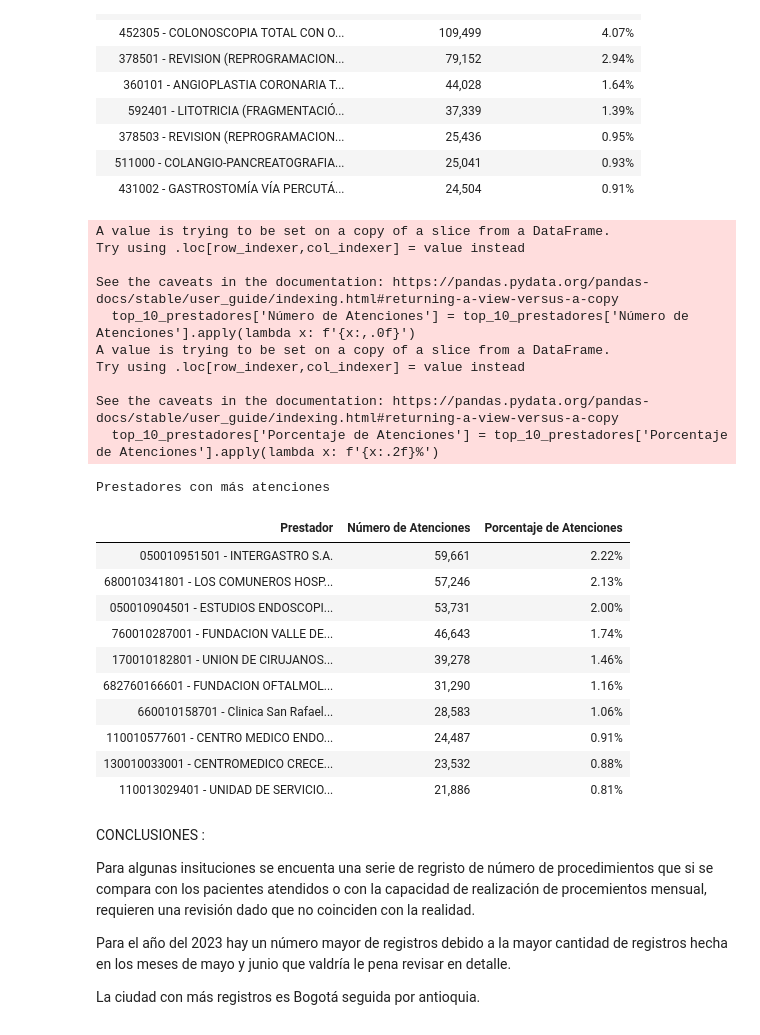
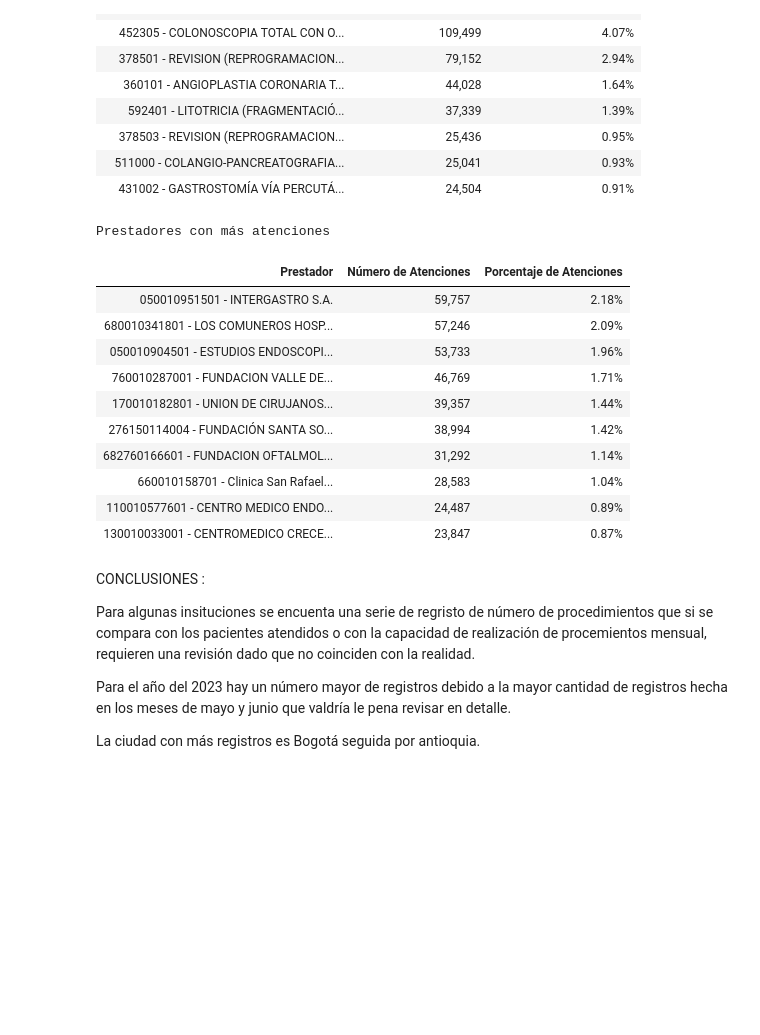
Before and after one commit to estradajhonatandavid/Maestria-AI., a Jupyter notebook: Taller_2_Análisis_Univariado.ipynb, the cells around one changed output. Drawn from its saved outputs; the diff is of its cells as text; code cells hidden in the pictures; blank space fills up the shorter version.

```diff
--- a/Taller_2_Análisis_Univariado.ipynb
+++ b/Taller_2_Análisis_Univariado.ipynb
@@ -783,21 +783,24 @@ Procedimientos más realizados
 #Atenciones por prestador
 atenciones_por_prestador = df_sin_2024.groupby('Prestador')['Número de Atenciones'].sum().reset_index()
 
-# % de atenciones
+# Agrupar
+atenciones_por_prestador = df.groupby('Prestador')['Número de Atenciones'].sum().reset_index()
+
+# % Atenciones por pestador
 total_atenciones = atenciones_por_prestador['Número de Atenciones'].sum()
 atenciones_por_prestador['Porcentaje de Atenciones'] = (
     atenciones_por_prestador['Número de Atenciones'] / total_atenciones * 100
 )
 
-# Ordenar
+# Ordenar de mayor a menor
 atenciones_por_prestador = atenciones_por_prestador.sort_values(by='Número de Atenciones', ascending=False)
 
 # Top 10
-top_10_prestadores = atenciones_por_prestador.head(10)
+top_10_prestadores = atenciones_por_prestador.head(10).copy()
 
-# Formato
-top_10_prestadores['Número de Atenciones'] = top_10_prestadores['Número de Atenciones'].apply(lambda x: f'{x:,.0f}')
-top_10_prestadores['Porcentaje de Atenciones'] = top_10_prestadores['Porcentaje de Atenciones'].apply(lambda x: f'{x:.2f}%')
+# Formatear
+top_10_prestadores.loc[:, 'Número de Atenciones'] = top_10_prestadores['Número de Atenciones'].apply(lambda x: f'{x:,.0f}')
+top_10_prestadores.loc[:, 'Porcentaje de Atenciones'] = top_10_prestadores['Porcentaje de Atenciones'].apply(lambda x: f'{x:.2f}%')
 
 # Tabla: Pandas Styler
 def highlight_max(data, color='lightblue'):
@@ -808,55 +811,45 @@ def highlight_max(data, color='lightblue'):
     if data.ndim == 1:  # series
         is_max = data == data.max()
         return [attr if v else '' for v in is_max]
     else:  # dataframe
         is_max = data == data.max().max()
         return pd.DataFrame(np.where(is_max, attr, ''),
                             index=data.index, columns=data.columns)
 
-# Tabla : pandas Styler
+# estilo : Pandas Styler
 styled_table = (top_10_prestadores.style
                 .set_caption('Prestadores con más atenciones')
                 .set_table_styles([
                     {'selector': 'th', 'props': [('font-size', '12pt'), ('text-align', 'center')]},
                     {'selector': 'td', 'props': [('font-size', '12pt'), ('text-align', 'center')]},
                     {'selector': 'th.col0', 'props': [('width', '40em'), ('text-align', 'left')]},
                     {'selector': 'td.col0', 'props': [('text-align', 'left')]},
                     {'selector': 'th.col1', 'props': [('width', '12em')]},
                     {'selector': 'th.col2', 'props': [('width', '12em')]}
                 ])
                 .set_properties(**{
                     'border-color': 'black',
                     'border-width': '1px',
                     'border-style': 'solid',
                 })
                 .apply(highlight_max, subset=['Número de Atenciones', 'Porcentaje de Atenciones'])
                 .hide(axis='index'))
 
 # Mostrar Tabla
 styled_table
 # %% [output]
-A value is trying to be set on a copy of a slice from a DataFrame.
-Try using .loc[row_indexer,col_indexer] = value instead
-
-See the caveats in the documentation: https://pandas.pydata.org/pandas-docs/stable/user_guide/indexing.html#returning-a-view-versus-a-copy
-  top_10_prestadores['Número de Atenciones'] = top_10_prestadores['Número de Atenciones'].apply(lambda x: f'{x:,.0f}')
-A value is trying to be set on a copy of a slice from a DataFrame.
-Try using .loc[row_indexer,col_indexer] = value instead
-
-See the caveats in the documentation: https://pandas.pydata.org/pandas-docs/stable/user_guide/indexing.html#returning-a-view-versus-a-copy
-  top_10_prestadores['Porcentaje de Atenciones'] = top_10_prestadores['Porcentaje de Atenciones'].apply(lambda x: f'{x:.2f}%')
+Prestadores con más atenciones
-Prestadores con más atenciones
 | Prestador | Número de Atenciones | Porcentaje de Atenciones |
-| 050010951501 - INTERGASTRO S.A. | 59,661 | 2.22% |
-| 680010341801 - LOS COMUNEROS HOSP... | 57,246 | 2.13% |
-| 050010904501 - ESTUDIOS ENDOSCOPI... | 53,731 | 2.00% |
-| 760010287001 - FUNDACION VALLE DE... | 46,643 | 1.74% |
-| 170010182801 - UNION DE CIRUJANOS... | 39,278 | 1.46% |
-| 682760166601 - FUNDACION OFTALMOL... | 31,290 | 1.16% |
-| 660010158701 - Clinica San Rafael... | 28,583 | 1.06% |
-| 110010577601 - CENTRO MEDICO ENDO... | 24,487 | 0.91% |
-| 130010033001 - CENTROMEDICO CRECE... | 23,532 | 0.88% |
-| 110013029401 - UNIDAD DE SERVICIO... | 21,886 | 0.81% |
+| 050010951501 - INTERGASTRO S.A. | 59,757 | 2.18% |
+| 680010341801 - LOS COMUNEROS HOSP... | 57,246 | 2.09% |
+| 050010904501 - ESTUDIOS ENDOSCOPI... | 53,733 | 1.96% |
+| 760010287001 - FUNDACION VALLE DE... | 46,769 | 1.71% |
+| 170010182801 - UNION DE CIRUJANOS... | 39,357 | 1.44% |
+| 276150114004 - FUNDACIÓN SANTA SO... | 38,994 | 1.42% |
+| 682760166601 - FUNDACION OFTALMOL... | 31,292 | 1.14% |
+| 660010158701 - Clinica San Rafael... | 28,583 | 1.04% |
+| 110010577601 - CENTRO MEDICO ENDO... | 24,487 | 0.89% |
+| 130010033001 - CENTROMEDICO CRECE... | 23,847 | 0.87% |
 # %% [markdown]
 CONCLUSIONES :
 
```
